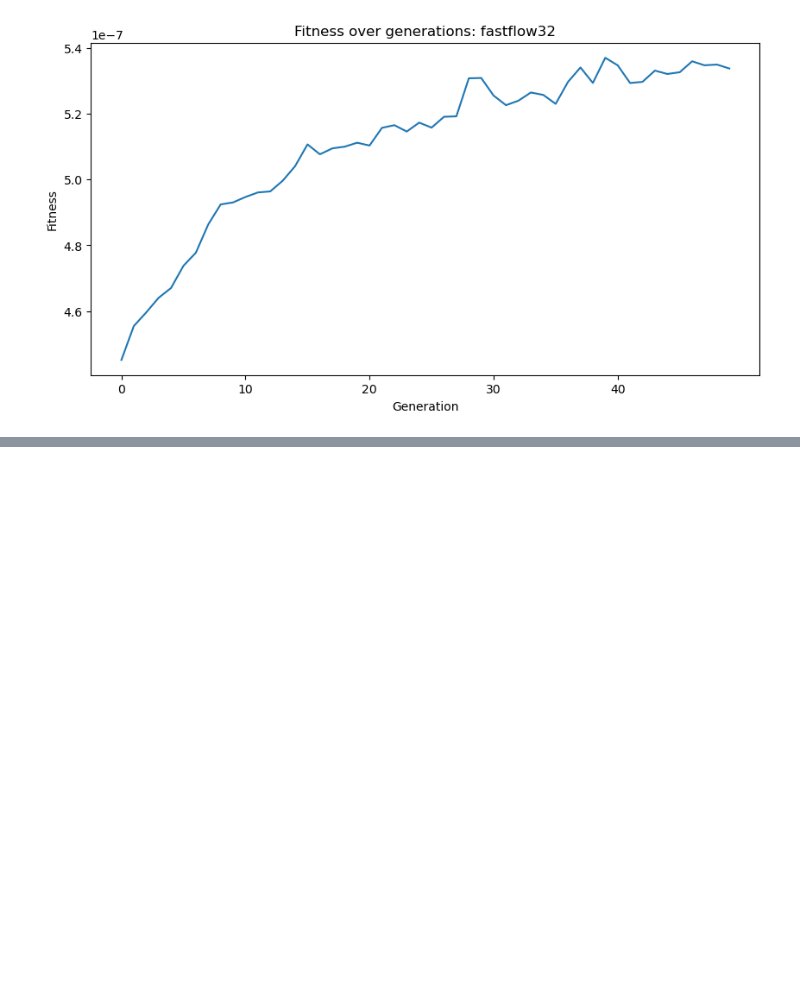
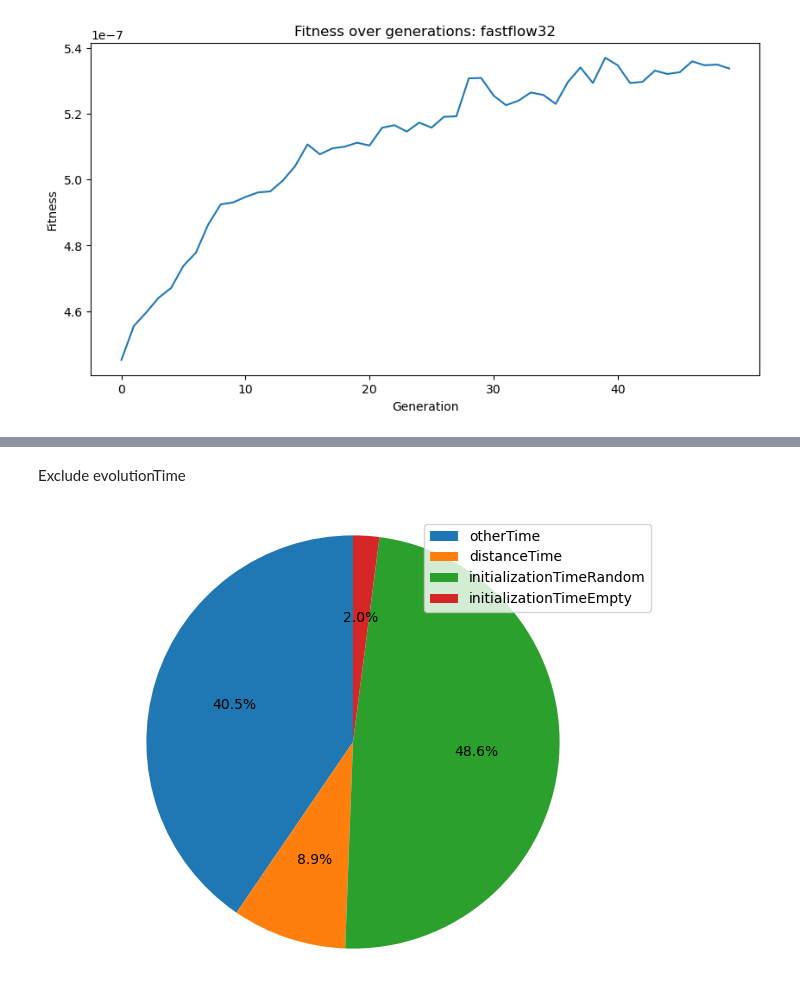
Before and after one commit to giacomo-cgn/parallel-genetic-tsp, a Jupyter notebook: plots.ipynb, the cells around one changed output, grey strips where cells are left out. Cells and saved outputs as stored; diff of their text form; code cells hidden in the pictures; blank space fills up the shorter version.

```diff
--- a/plots.ipynb
+++ b/plots.ipynb
@@ -61,0 +92,12 @@ plt.show()
+# %% [markdown]
+Exclude evolutionTime
+# %%
+sizes = df_sequential[['otherTime', 'distanceTime', 'initializationTimeRandom', 'initializationTimeEmpty']].iloc[0].values
+
+plt.pie(sizes, autopct='%1.1f%%', startangle=90)
+plt.legend(labels=['otherTime', 'adjacencyMatrixTime', 'initializationTimeRandom', 'initializationTimeEmpty'], loc="best")
+plt.axis('equal')
+plt.tight_layout()
+plt.show()
+# %% [output]
+[figure, added]
```
Also changed, not shown: parts of 18 cells of this notebook.
